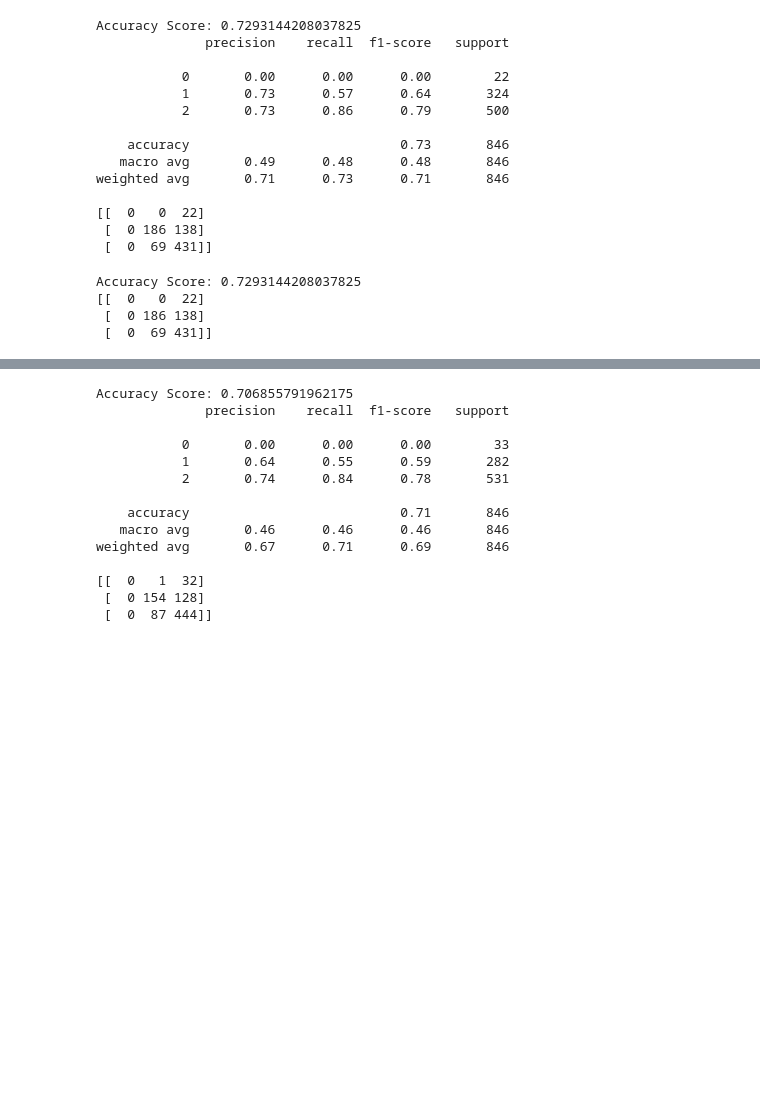
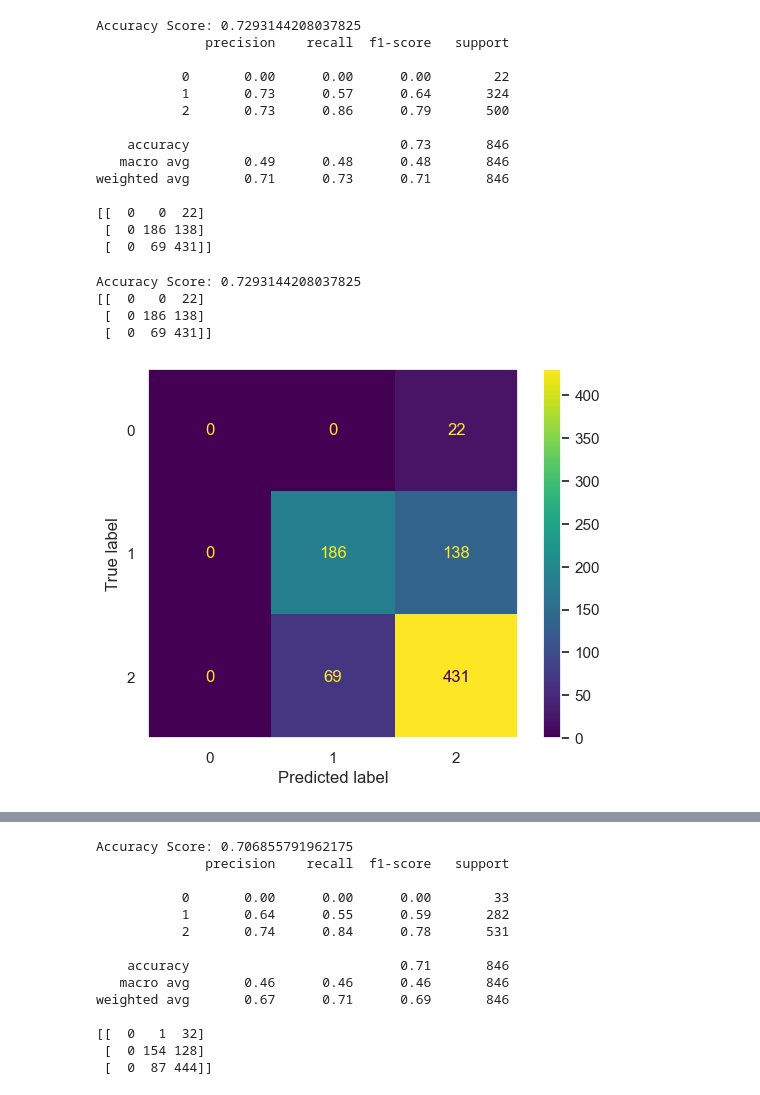
Before and after one commit to cdb8675309/-mod1-project2-Sprint-3, a Jupyter notebook: Sprint_3.ipynb, the cells around one changed output, grey strips where cells are left out. Saved outputs shown, nothing was run; the diff lists cells and outputs as text; code cells hidden in the pictures; blank space fills up the shorter version.

```diff
--- a/Sprint_3.ipynb
+++ b/Sprint_3.ipynb
@@ -1709,30 +1725,37 @@ weighted avg       0.71      0.73      0.71       846
  [  0 186 138]
  [  0  69 431]]
 # %%
-#Cleaning up the code from above:quality SVM using rbf kernel, C to 10, gamma to scale BEST? 72.9%
-
+#Cleaning up the code from above:quality SVM using rbf kernel, C to 10, gamma to scale: BEST? 72.9%
+from sklearn.metrics import ConfusionMatrixDisplay
 X = qual_eval_set_iqr_2.drop(columns=['qual_label_cat', 'fixed_acidity', 'citric_acid', 'residual_sugar', 'free_sulfur_dioxide', 'total_sulfur_dioxide', 'sulphates'])
 y = qual_eval_set_iqr_2['qual_label_cat']
 
 X_train, X_test, y_train, y_test = train_test_split(X, y, test_size = 0.2, random_state=42)
 
 scaled = MinMaxScaler().fit(X_train)
 X_train_scaled = scaled.transform(X_train)
 X_test_scaled = scaled.transform(X_test)
 
 clf = svm.SVC(C=10, kernel='rbf', gamma='scale') # RBF Kernel
 clf.fit(X_train_scaled, y_train)
 
 pred_y = clf.predict(X_test_scaled)
 
 print("Accuracy Score:", accuracy_score(y_test, pred_y))
 #print(classification_report(y_test, pred_y))
 print(confusion_matrix(y_test, pred_y))
+
+cm = confusion_matrix(y_test, pred_y, labels=clf.classes_)
+disp = ConfusionMatrixDisplay(confusion_matrix=cm, display_labels=clf.classes_)
+disp.plot()
+plt.grid(False)
+plt.show()
 # %% [output]
 Accuracy Score: 0.7293144208037825
 [[  0   0  22]
  [  0 186 138]
  [  0  69 431]]
+[figure, added]
 # %%
 ##attempting gridsearchcv for better accuracy
 from sklearn.model_selection import GridSearchCV
```
Also changed, not shown: parts of 17 cells of this notebook.
